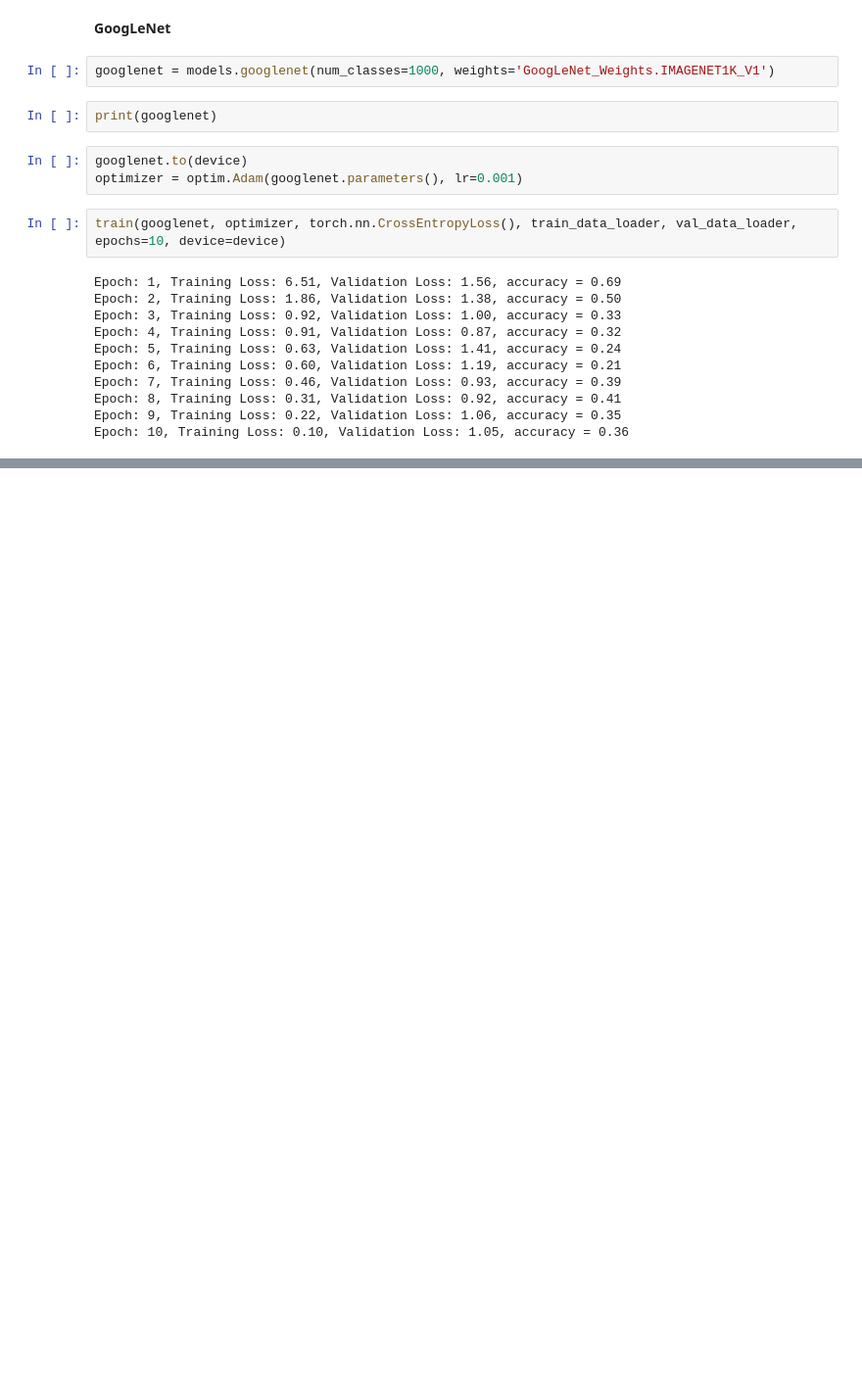
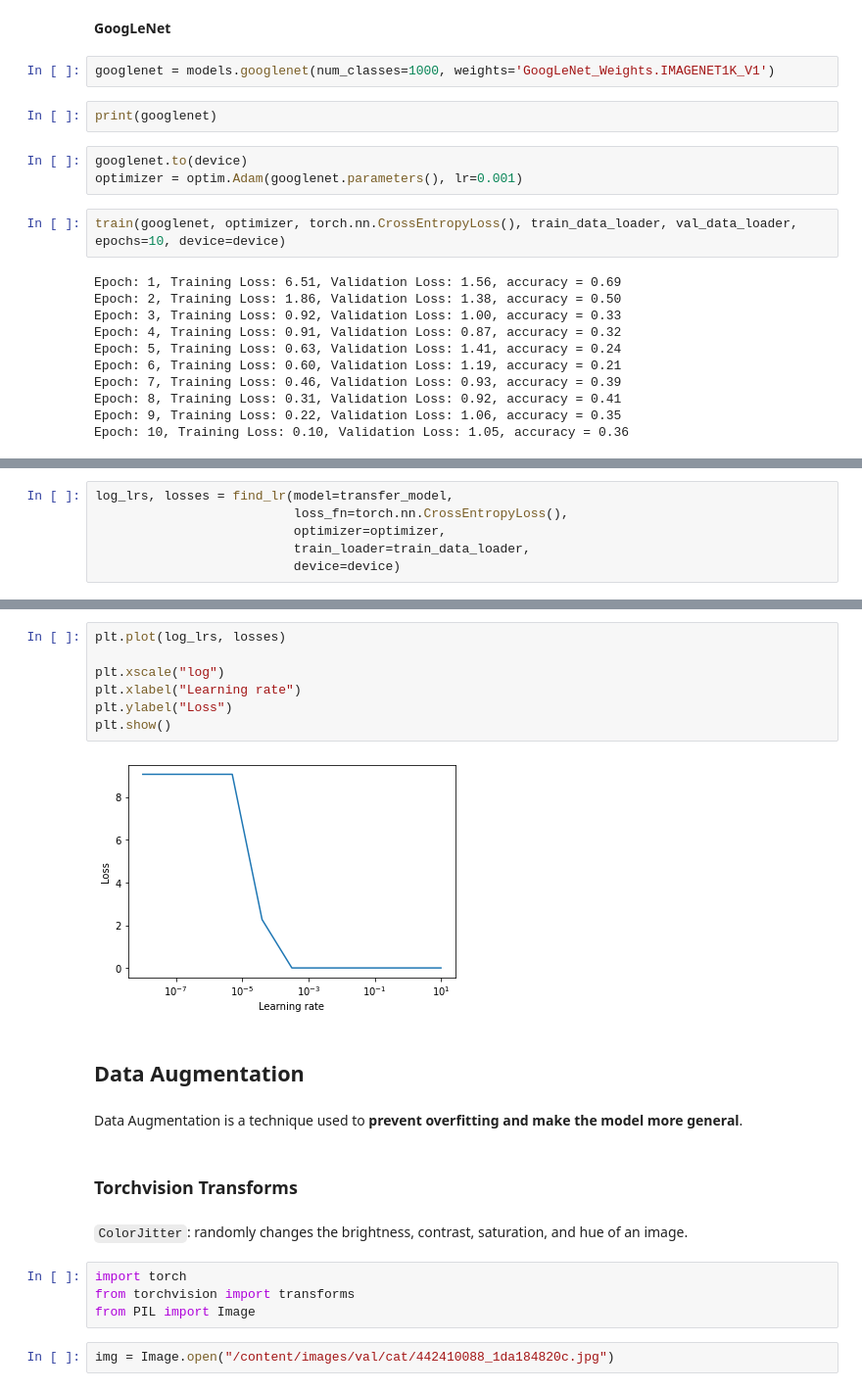
Before and after one commit to niklaust/Deep_Learning, a Jupyter notebook: PyTorch_for_Deep_Learning_notebook_of_nikluast.ipynb, the cells around one changed output, grey strips where cells are left out. Shown at 98% size. Cells and saved outputs as stored; diff of their text form; blank space fills up the shorter version.

```diff
--- a/PyTorch_for_Deep_Learning_notebook_of_nikluast.ipynb
+++ b/PyTorch_for_Deep_Learning_notebook_of_nikluast.ipynb
@@ -750,0 +1001,6 @@ Epoch: 10, Training Loss: 0.10, Validation Loss: 1.05, accuracy = 0.36
+# %%
+log_lrs, losses = find_lr(model=transfer_model,
+                          loss_fn=torch.nn.CrossEntropyLoss(),
+                          optimizer=optimizer,
+                          train_loader=train_data_loader,
+                          device=device)
@@ -750,0 +1040,23 @@ Epoch: 10, Training Loss: 0.10, Validation Loss: 1.05, accuracy = 0.36
+# %%
+plt.plot(log_lrs, losses)
+
+plt.xscale("log")
+plt.xlabel("Learning rate")
+plt.ylabel("Loss")
+plt.show()
+# %% [output]
+[figure, added]
+# %% [markdown]
+## **Data Augmentation**
+# %% [markdown]
+Data Augmentation is a technique used to **prevent overfitting and make the model more general**.
+# %% [markdown]
+### **Torchvision Transforms**
+# %% [markdown]
+`ColorJitter`: randomly changes the brightness, contrast, saturation, and hue of an image.
+# %%
+import torch
+from torchvision import transforms
+from PIL import Image
+# %%
+img = Image.open("/content/images/val/cat/442410088_1da184820c.jpg")
```
Also changed, not shown: parts of 70 cells of this notebook.
